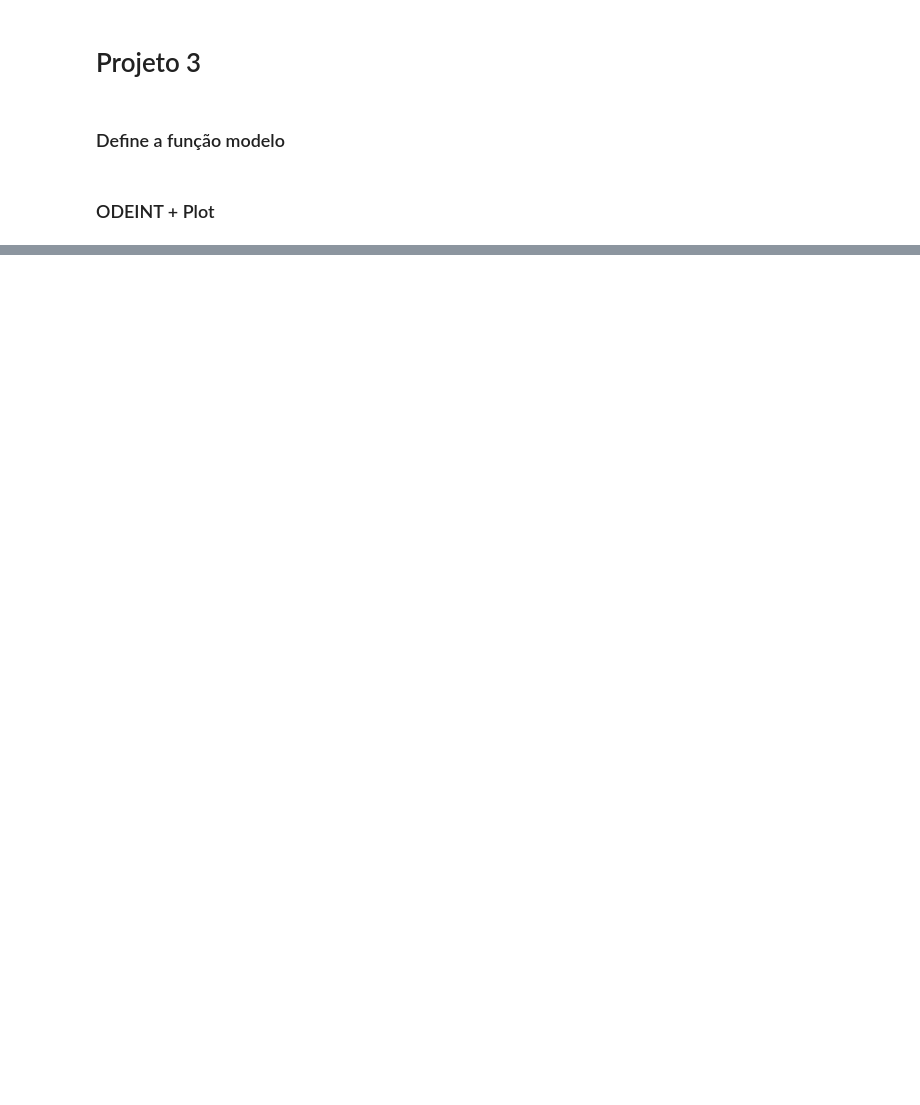
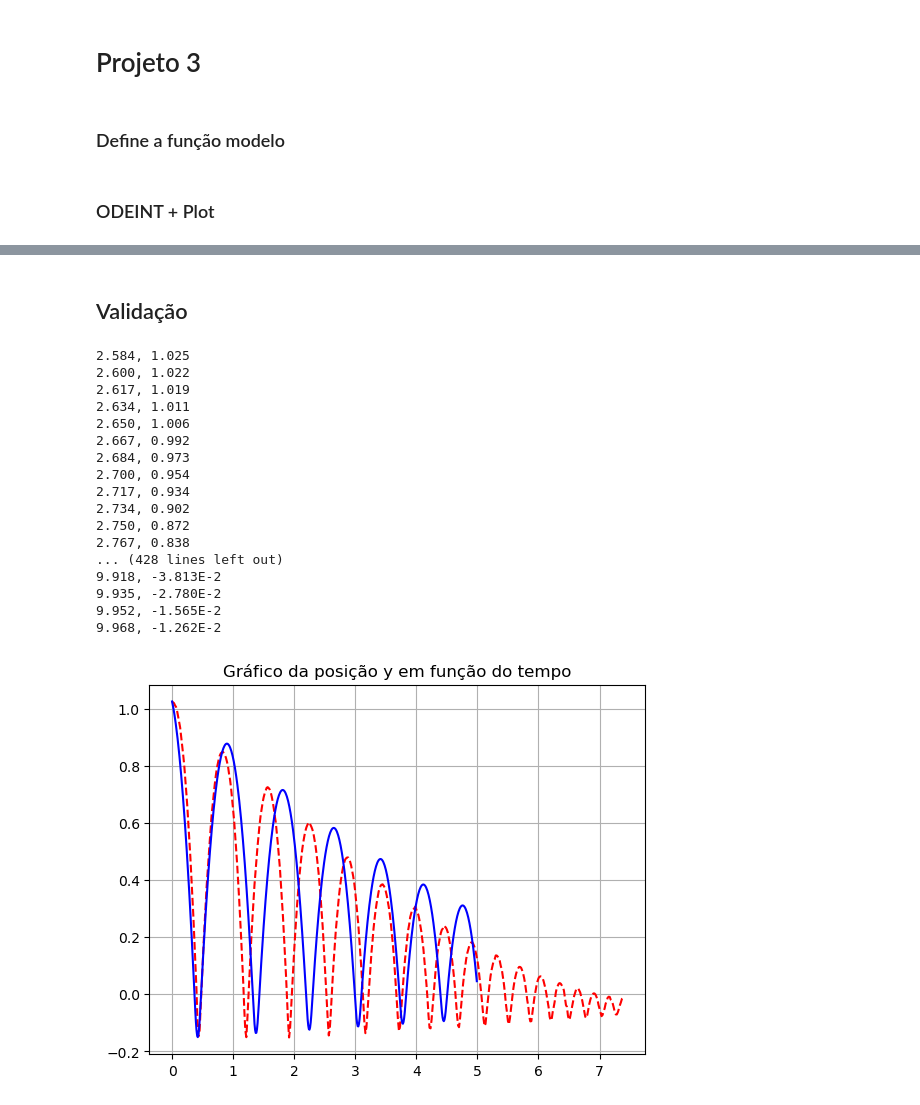
Before and after one commit to enzojunq/Modelagem-Cama-Elastica, a Jupyter notebook: P3.ipynb, the cells around one changed output, grey strips where cells are left out. Cells and saved outputs as stored; diff of their text form; code cells hidden in the pictures; blank space fills up the shorter version.

```diff
--- a/P3.ipynb
+++ b/P3.ipynb
@@ -78,0 +78,57 @@ plt.show()
+# %% [markdown]
+## Validação
+# %%
+dados = "dados.txt"
+
+# Passo 1: Abra o arquivo em modo de leitura
+arquivo = open(dados, "r")
+
+# Passo 2: Leia o conteúdo do arquivo
+conteudo = arquivo.read()
+
+# Passo 3: Feche o arquivo
+arquivo.close()
+
+# Passo 4: Divida o conteúdo em linhas
+linhas = conteudo.splitlines()
+
+# Passo 5: Armazene as linhas em uma lista
+lista = list(linhas)
+
+# Lista
+lista_altura = []
+lista_tempo = []
+
+# Exemplo de uso da lista
+for linha in lista:
+    linha_nova=linha.split(',')
+    lista_altura.append(float(linha_nova[1]))
+    lista_tempo.append(float(linha_nova[0]) - 2.585)
+
+    print(f'{linha_nova[0]}, {linha_nova[1]}')
+
+
+plt.plot(lista_tempo, lista_altura,label='y(t)', color='red', linestyle='--'  )
+plt.plot(tempo, lista_y, label='y(t)', color='blue')
+plt.title('Gráfico da posição y em função do tempo')
+plt.grid()
+plt.show()
+# %% [output]
+2.584, 1.025
+2.600, 1.022
+2.617, 1.019
+2.634, 1.011
+2.650, 1.006
+2.667, 0.992
+2.684, 0.973
+2.700, 0.954
+2.717, 0.934
+2.734, 0.902
+2.750, 0.872
+2.767, 0.838
+... (428 lines left out)
+9.918, -3.813E-2
+9.935, -2.780E-2
+9.952, -1.565E-2
+9.968, -1.262E-2
+[figure, added]
```
Also changed, not shown: parts of 3 cells of this notebook, 1 other file.
